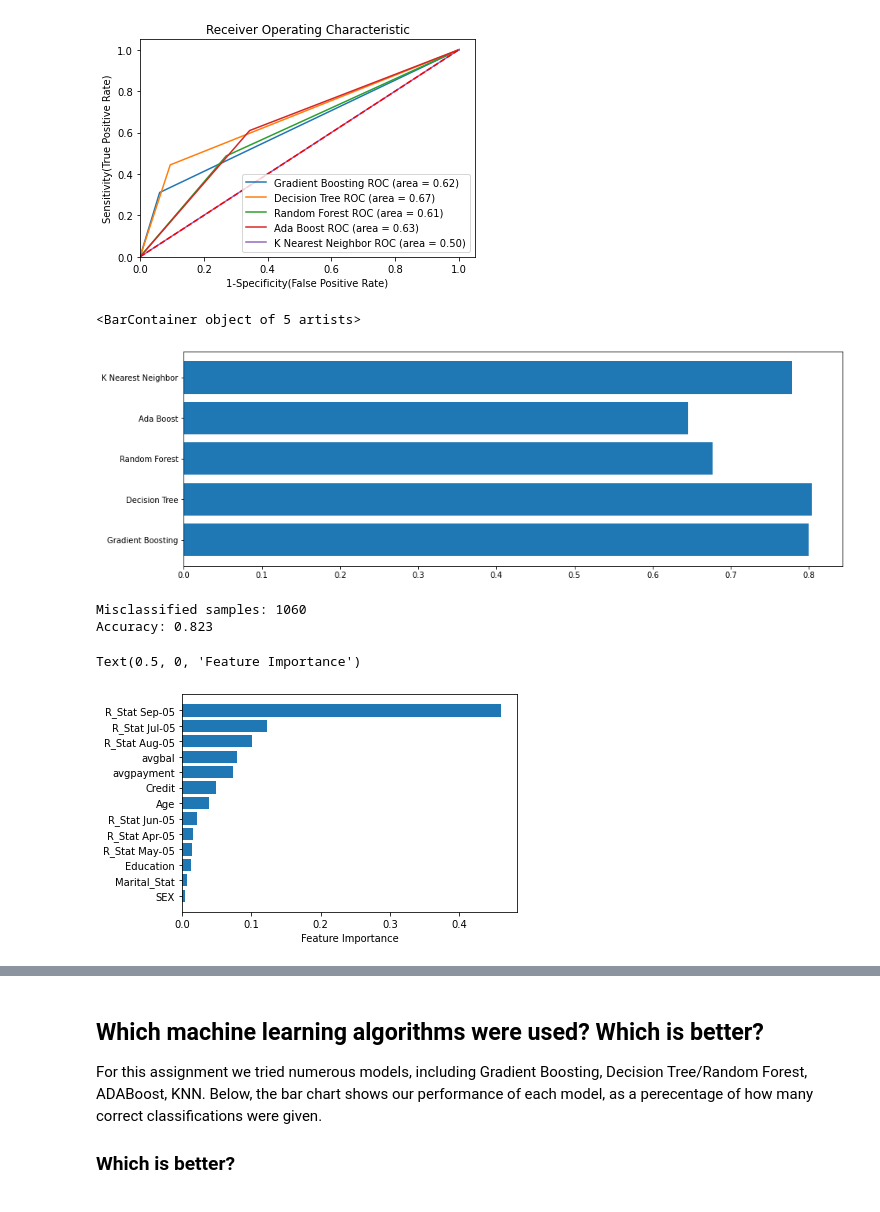
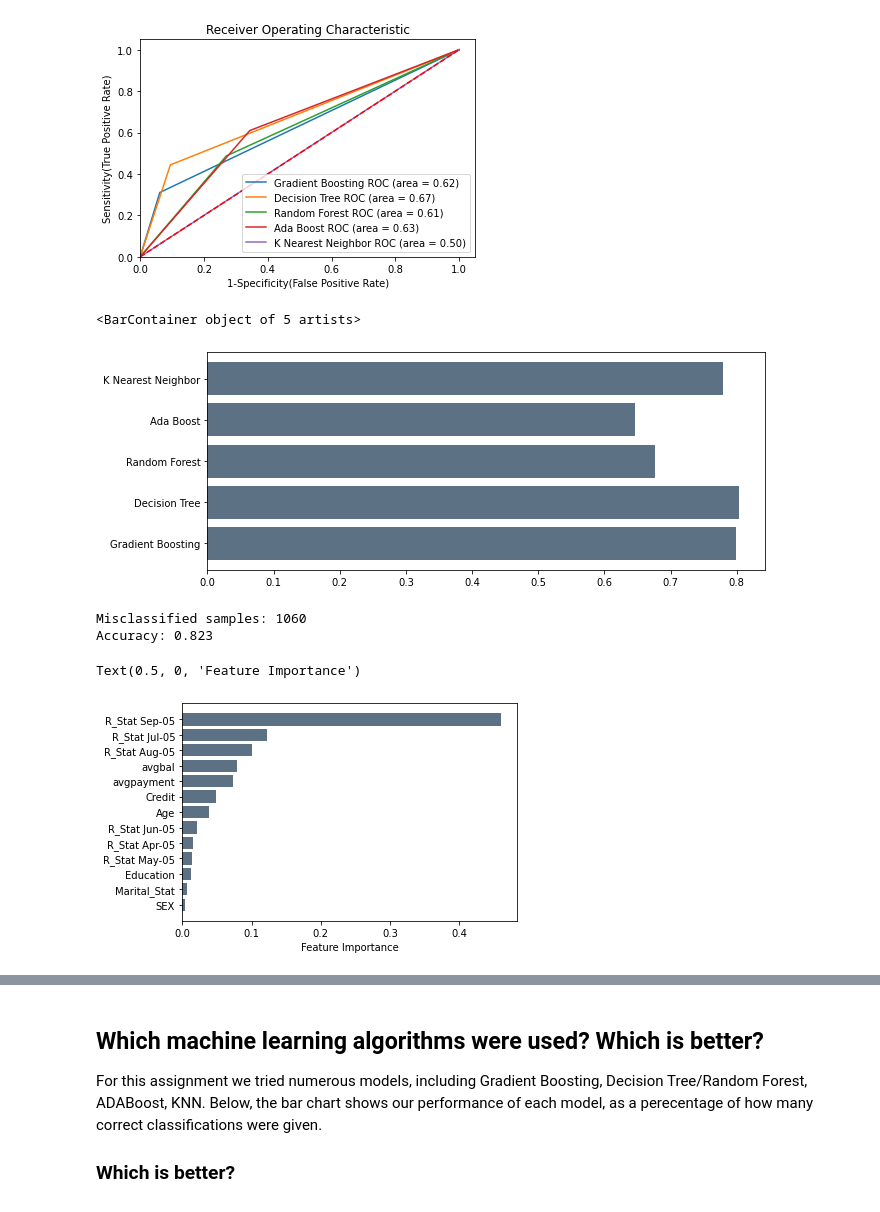
Before and after one commit to halle15/DATA-400_Final_Project, a Jupyter notebook: Final_Project_txt.ipynb, the cells around one changed output, grey strips where cells are left out. Drawn from its saved outputs; the diff is of its cells as text; code cells hidden in the pictures.

```diff
--- a/Final_Project_txt.ipynb
+++ b/Final_Project_txt.ipynb
@@ -481,11 +480,11 @@ Misclassified samples: 1327
 Accuracy: 0.779
 [figure]
 # %%
-plt.figure(figsize=(15,5))
-plt.barh(names, accuracies)
+plt.figure(figsize=(10,4))
+plt.barh(names, accuracies, color=(0.2, 0.3, 0.4, 0.8))
 # %% [output]
 <BarContainer object of 5 artists>
-[figure, old version]
+[figure, new version]
 # %%
 # Gradient Boosting Classifier
 clf = GradientBoostingClassifier(learning_rate=0.25, max_depth=6,
@@ -503,13 +502,13 @@ roc_auc = auc(false_positive_rate, true_positive_rate)
 roc_auc
 
 sort = clf.feature_importances_.argsort()
-plt.barh(df.columns[sort], clf.feature_importances_[sort])
+plt.barh(df.columns[sort], clf.feature_importances_[sort], color=(0.2, 0.3, 0.4, 0.8))
 plt.xlabel("Feature Importance")
 # %% [output]
 Misclassified samples: 1060
 Accuracy: 0.823
 Text(0.5, 0, 'Feature Importance')
-[figure, old version]
+[figure, new version]
 # %%
 # Decision Tree Classifier
 tree = DecisionTreeClassifier(min_samples_split=0.2, max_features=7, random_state=123).fit(X_train_std, y_train)
```
Also changed, not shown: parts of 9 cells of this notebook.
